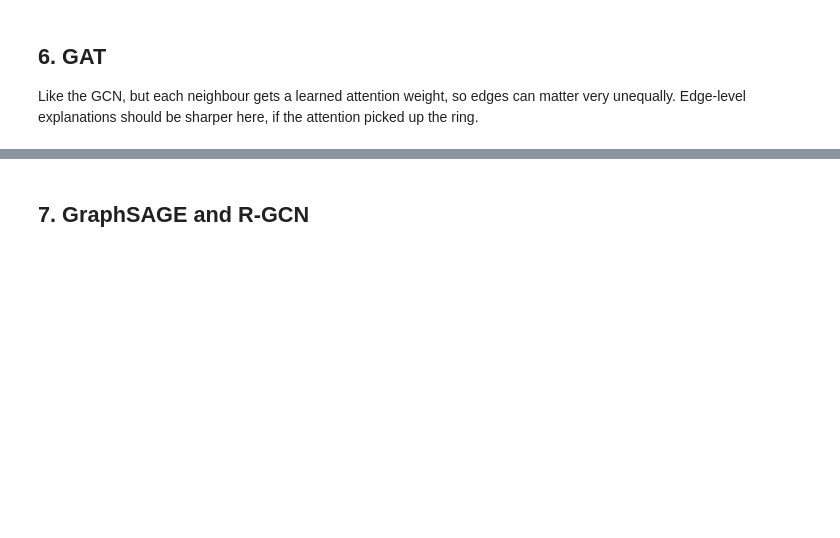
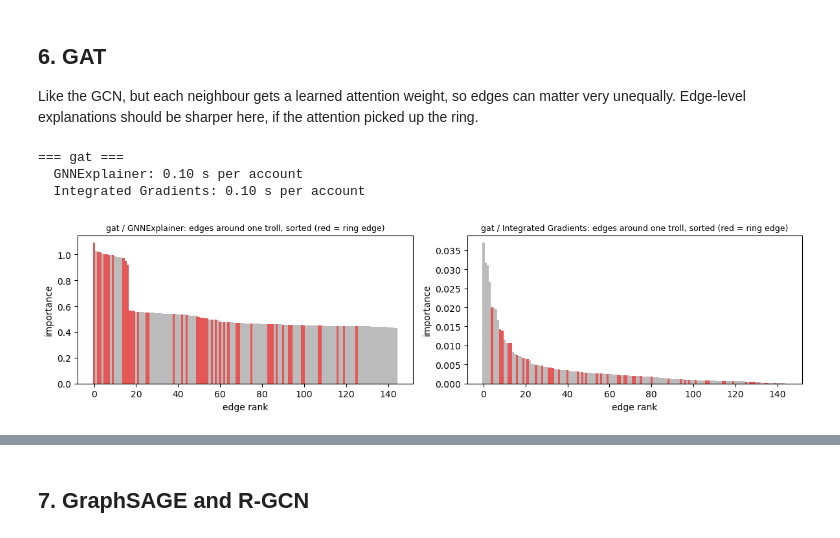
Before and after one commit to ananyafied/Explaining_Anonymity, a Jupyter notebook: notebooks/05_explain_graph.ipynb, the cells around one changed output, grey strips where cells are left out. Drawn from its saved outputs; the diff is of its cells as text; code cells hidden in the pictures; blank space fills up the shorter version.

Commit message:
testrun1 05_graph not accurate

```diff
--- a/notebooks/05_explain_graph.ipynb
+++ b/notebooks/05_explain_graph.ipynb
@@ -120,12 +154,16 @@ print("median degree by kind:", {k: int(np.median(DEG[D.kind == k])) for k in ("
 
 The GNN weights, the node2vec / DeepWalk embeddings and their classifiers, and the seed sets of the two propagation models are loaded from step 1. Label spreading is rebuilt in closed form, `F = (1 - alpha) (I - alpha S)^-1 Y0` (step 1 iterated 100 times; the difference is about 1e-10), because the closed form makes the explanation exact: the class-1 mass at a node is a sum over seeds.
 # %%
-GNNS = list(L.GNN_MODELS)                    # gcn, gat, graphsage, rgcn
+GNNS = list(L.GNN_MODELS)  # gcn, gat, graphsage, rgcn
 X_ALL = torch.as_tensor(D.X_tab_std, dtype=torch.float32)
 MODELS, CHECKS = {}, []
 for name in GNNS:
     MODELS[name] = L.load_model(name, D)
-    CHECKS.append(L.verify_reload(name, D, L.sigmoid(L.gnn_logits(MODELS[name], X_ALL, D.EDGE_INDEX))))
+    CHECKS.append(
+        L.verify_reload(
+            name, D, L.sigmoid(L.gnn_logits(MODELS[name], X_ALL, D.EDGE_INDEX))
+        )
+    )
 EMB, CLF = {}, {}
 for name in L.EMBED_MODELS:
     MODELS[name] = L.load_model(name, D)
@@ -138,4 +176,6 @@ CHECKS.append(L.verify_reload("label_spreading", D, LS.all_scores(), atol=1e-6))
 MODELS["belief_propagation"] = L.load_model("belief_propagation", D)
 BP0 = L.bp_scores(D, MODELS["belief_propagation"])
 CHECKS.append(L.verify_reload("belief_propagation", D, BP0[0], atol=1e-8))
-assert all(c["status"] == "OK" for c in CHECKS), "A reloaded model does not match its step-1 predictions"
+assert all(
+    c["status"] == "OK" for c in CHECKS
+), "A reloaded model does not match its step-1 predictions"
@@ -334,4 +552,11 @@ print('=== gcn ==='); eval_gnn('gcn'); show_gnn('gcn')
 
 Like the GCN, but each neighbour gets a learned attention weight, so edges can matter very unequally. Edge-level explanations should be sharper here, if the attention picked up the ring.
 # %%
-print('=== gat ==='); eval_gnn('gat'); show_gnn('gat')
+print("=== gat ===")
+eval_gnn("gat")
+show_gnn("gat")
+# %% [output]
+=== gat ===
+  GNNExplainer: 0.10 s per account
+  Integrated Gradients: 0.10 s per account
+[figure, added]
```
Also changed, not shown: parts of 21 cells of this notebook, 23 other files.
